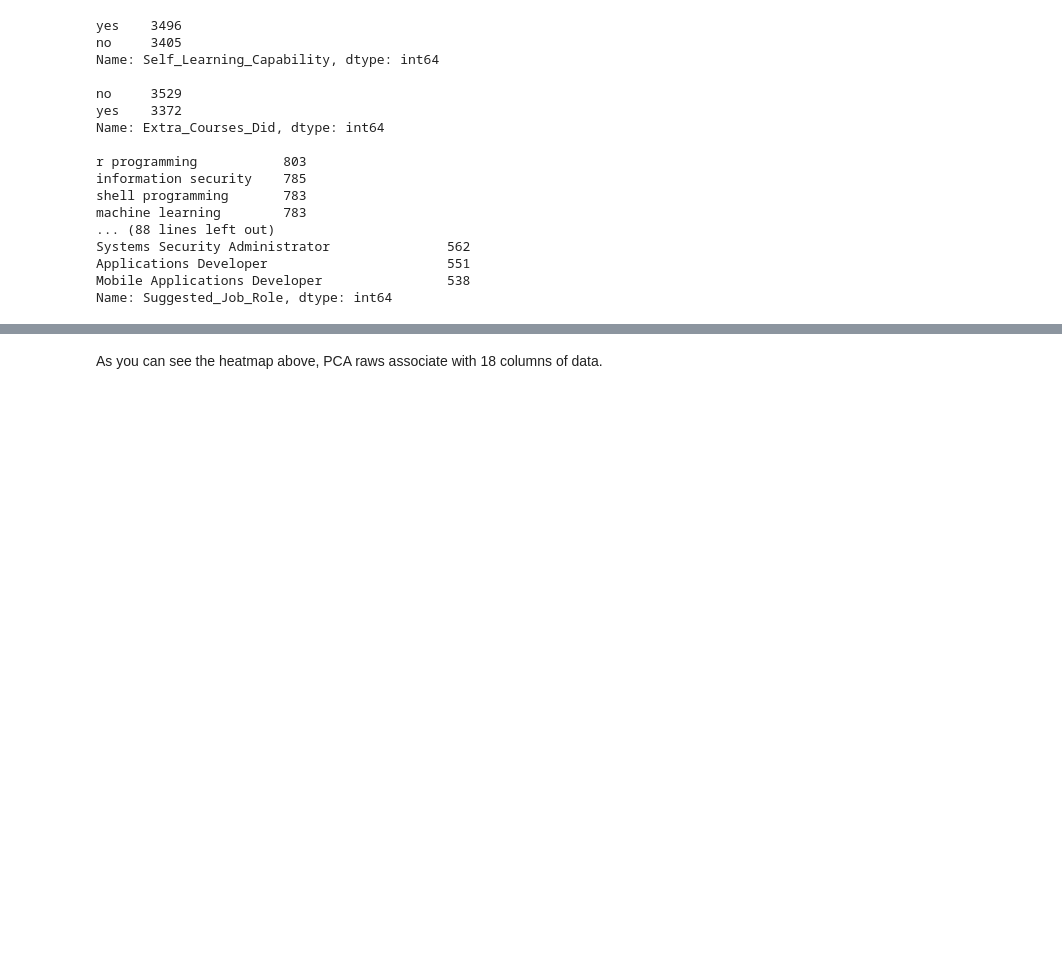
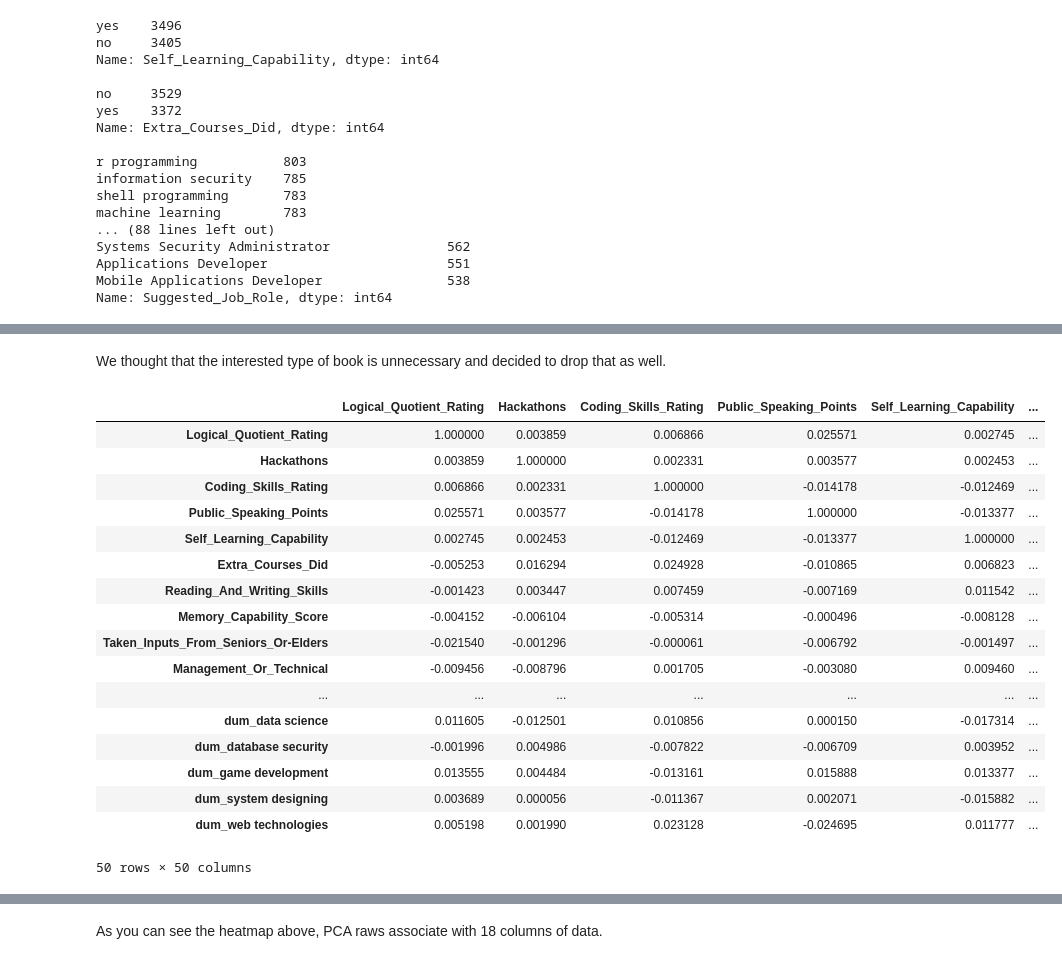
Before and after one commit to melikedulkadir/Career-Path-Predictor, a Jupyter notebook: Career-Path-Predictor.ipynb, the cells around one changed output, grey strips where cells are left out. Drawn from its saved outputs; the diff is of its cells as text; code cells hidden in the pictures; blank space fills up the shorter version.

```diff
--- a/Career-Path-Predictor.ipynb
+++ b/Career-Path-Predictor.ipynb
@@ -334,0 +362,2 @@ _ = sns.heatmap(pca.components_**2,
+# %% [markdown]
+We thought that the interested type of book is unnecessary and decided to drop that as well.
@@ -334,0 +366,21 @@ _ = sns.heatmap(pca.components_**2,
+# %%
+df.corr()
+# %% [output]
+|  | Logical_Quotient_Rating | Hackathons | Coding_Skills_Rating | Public_Speaking_Points | Self_Learning_Capability | ... |
+| Logical_Quotient_Rating | 1.000000 | 0.003859 | 0.006866 | 0.025571 | 0.002745 | ... |
+| Hackathons | 0.003859 | 1.000000 | 0.002331 | 0.003577 | 0.002453 | ... |
+| Coding_Skills_Rating | 0.006866 | 0.002331 | 1.000000 | -0.014178 | -0.012469 | ... |
+| Public_Speaking_Points | 0.025571 | 0.003577 | -0.014178 | 1.000000 | -0.013377 | ... |
+| Self_Learning_Capability | 0.002745 | 0.002453 | -0.012469 | -0.013377 | 1.000000 | ... |
+| Extra_Courses_Did | -0.005253 | 0.016294 | 0.024928 | -0.010865 | 0.006823 | ... |
+| Reading_And_Writing_Skills | -0.001423 | 0.003447 | 0.007459 | -0.007169 | 0.011542 | ... |
+| Memory_Capability_Score | -0.004152 | -0.006104 | -0.005314 | -0.000496 | -0.008128 | ... |
+| Taken_Inputs_From_Seniors_Or-Elders | -0.021540 | -0.001296 | -0.000061 | -0.006792 | -0.001497 | ... |
+| Management_Or_Technical | -0.009456 | -0.008796 | 0.001705 | -0.003080 | 0.009460 | ... |
+| ... | ... | ... | ... | ... | ... | ... |
+| dum_data science | 0.011605 | -0.012501 | 0.010856 | 0.000150 | -0.017314 | ... |
+| dum_database security | -0.001996 | 0.004986 | -0.007822 | -0.006709 | 0.003952 | ... |
+| dum_game development | 0.013555 | 0.004484 | -0.013161 | 0.015888 | 0.013377 | ... |
+| dum_system designing | 0.003689 | 0.000056 | -0.011367 | 0.002071 | -0.015882 | ... |
+| dum_web technologies | 0.005198 | 0.001990 | 0.023128 | -0.024695 | 0.011777 | ... |
+50 rows × 50 columns
```
Also changed, not shown: parts of 28 cells of this notebook.
